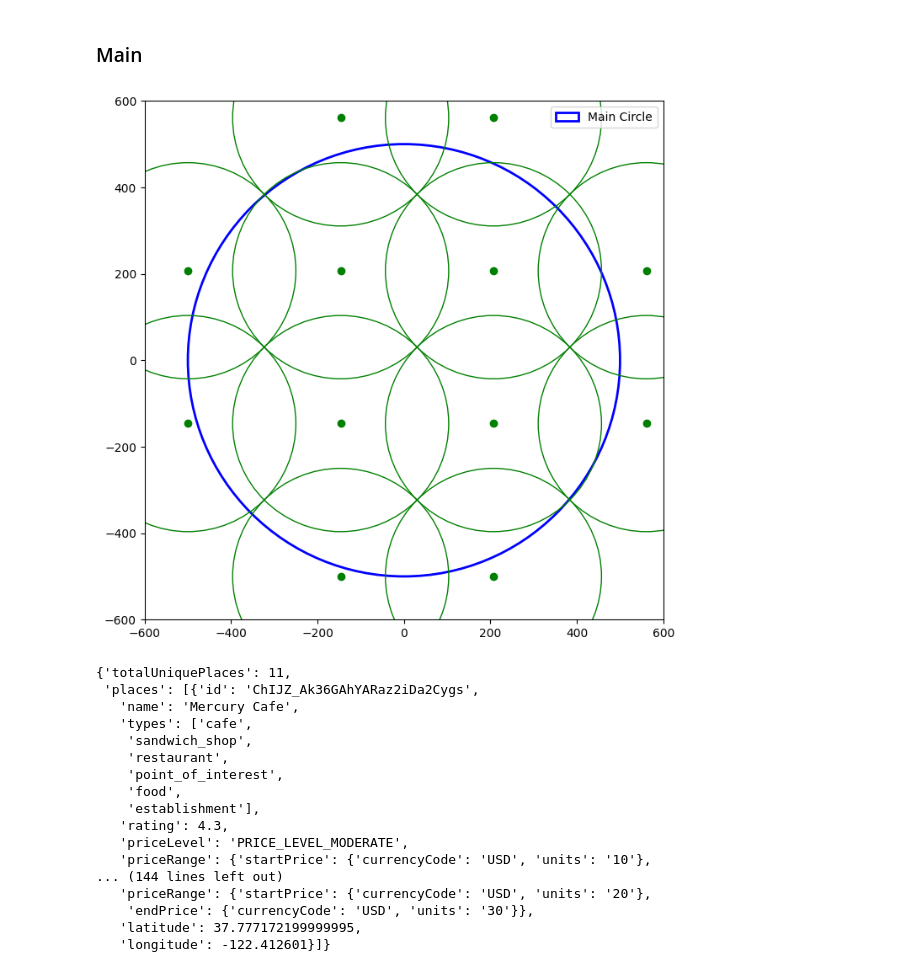
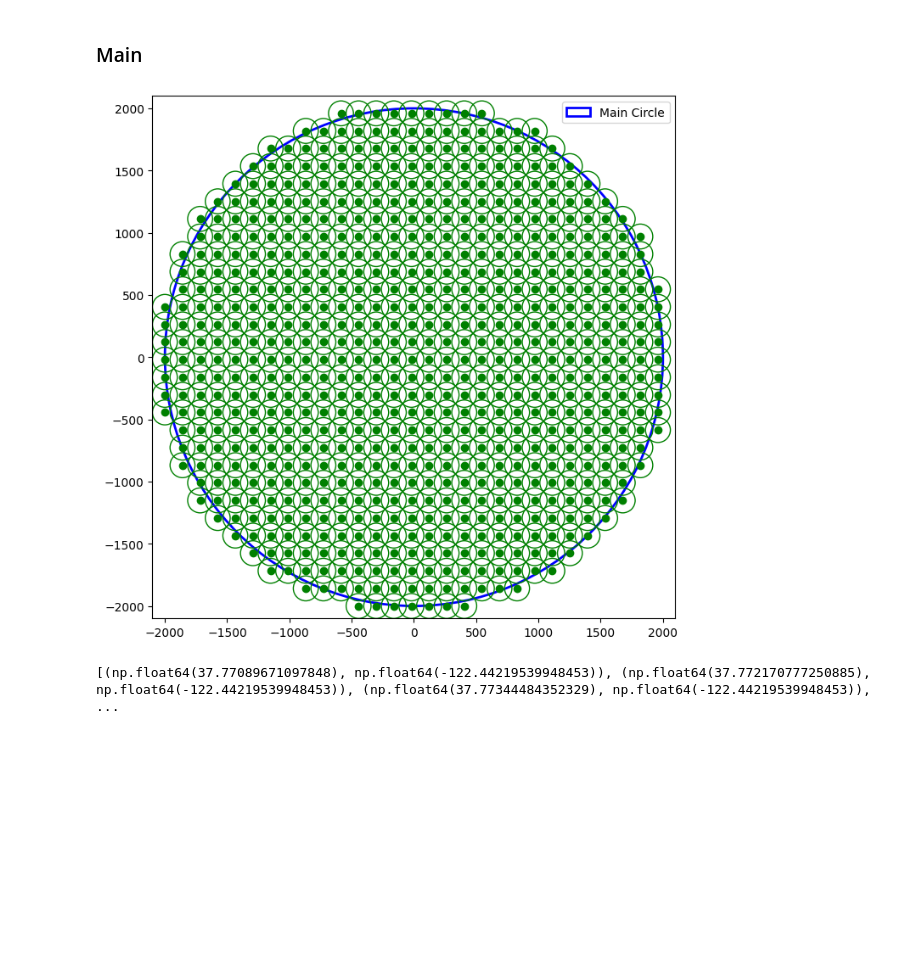
Before and after one commit to Sebastian-Zgheyb/restaurantmap, a Jupyter notebook: src/api/request_testing.ipynb, the cells around one changed output. Cells and saved outputs as stored; diff of their text form; code cells hidden in the pictures; blank space fills up the shorter version.

```diff
--- a/src/api/request_testing.ipynb
+++ b/src/api/request_testing.ipynb
@@ -44,3 +46,30 @@ print(response.json())
+# %%
+url = "https://places.googleapis.com/v1/places:searchNearby"
+
+headers = {
+    "Content-Type": "application/json",
+    "X-Goog-Api-Key":  API_KEY,
+    "X-Goog-FieldMask": "places.displayName,places.location,places.id,places.types,places.rating,places.priceLevel,places.priceRange"
+}
+
+payload = {
+    "includedTypes": ["restaurant"],
+    "maxResultCount": 20,
+    "locationRestriction": {
+        "circle": {
+            "center": {
+                "latitude": 37.7937,
+                "longitude": -122.3965
+            },
+            "radius": 1000.0
+        }
+    }
+}
+
+response = requests.post(url, json=payload, headers=headers)
+
+print(response.status_code)
+print(response.json())
 # %% [markdown]
 Save response data during testing to not get rate limited.
 # %%
@@ -105,9 +134,9 @@ def plot_results(circle_x, circle_y, radius, square_centers, square_side, small_
     plt.show()
 
 
-circle_x, circle_y, radius = 0, 0, 3000  # Center and radius of the main circle
-square_side = 125 * np.sqrt(2)  # Side length of squares
-small_radius = 125  # Radius of smaller covering circles
+circle_x, circle_y, radius = 0, 0, 2000  # Center and radius of the main circle
+square_side = 100 * np.sqrt(2)  # Side length of squares
+small_radius = 100  # Radius of smaller covering circles
 
 square_centers = cover_circle_with_squares(circle_x, circle_y, radius, square_side)
 
@@ -344,8 +373,8 @@ lat_0 = 37.7749
 lon_0 = -122.4194
 
 #Generate distances for a given circle size
-small_circle_radius = 250
-circle_x, circle_y, radius = 0, 0, 500
+small_circle_radius = 100
+circle_x, circle_y, radius = 0, 0, 2000
 square_side = small_circle_radius * np.sqrt(2) #Calculate the side of the largest square that can fit in a circle
 small_radius = small_circle_radius #Yeet
 
@@ -480,51 +509,34 @@ def get_places_near_coordinates(coordinates):
 
 
 #debug check
 def plot_results(circle_x, circle_y, radius, square_centers, square_side, small_radius):
     """Plot the original circle and covering small circles at square centers."""
     fig, ax = plt.subplots(figsize=(8, 8))
 
     # Plot the main circle
     main_circle = plt.Circle((circle_x, circle_y), radius, color='blue', fill=False, linewidth=2, label="Main Circle")
     ax.add_patch(main_circle)
 
     # Plot small circles at square centers
     for x, y in square_centers:
         small_circle = plt.Circle((x, y), small_radius, edgecolor='green', facecolor='none', linewidth=1)
         ax.add_patch(small_circle)
         ax.plot(x, y, 'go')  # Mark center
 
     ax.set_xlim(circle_x - radius - 100, circle_x + radius + 100)
     ax.set_ylim(circle_y - radius - 100, circle_y + radius + 100)
     ax.set_aspect('equal')
     plt.legend()
     plt.show()
 
 #run through of what will happen
 square_centers = cover_circle_with_squares(0, 0, radius, square_side)
 plot_results(circle_x, circle_y, radius, square_centers, square_side, small_radius)
 
 latlon_coords = meters_to_latlon(lat_0, lon_0, square_centers)
+print(latlon_coords)
 
-
-
-get_places_near_coordinates(latlon_coords)
+# get_places_near_coordinates(latlon_coords)
 # %% [output]
-[figure, old version]
+[figure, new version]
-{'totalUniquePlaces': 11,
- 'places': [{'id': 'ChIJZ_Ak36GAhYARaz2iDa2Cygs',
-   'name': 'Mercury Cafe',
-   'types': ['cafe',
-    'sandwich_shop',
-    'restaurant',
-    'point_of_interest',
-    'food',
-    'establishment'],
-   'rating': 4.3,
-   'priceLevel': 'PRICE_LEVEL_MODERATE',
-   'priceRange': {'startPrice': {'currencyCode': 'USD', 'units': '10'},
-... (144 lines left out)
-   'priceRange': {'startPrice': {'currencyCode': 'USD', 'units': '20'},
-    'endPrice': {'currencyCode': 'USD', 'units': '30'}},
-   'latitude': 37.777172199999995,
-   'longitude': -122.412601}]}
+[(np.float64(37.77089671097848), np.float64(-122.44219539948453)), (np.float64(37.772170777250885), np.float64(-122.44219539948453)), (np.float64(37.77344484352329), np.float64(-122.44219539948453)),  ...
```
Also changed, not shown: parts of 3 cells of this notebook, 6 other files.
